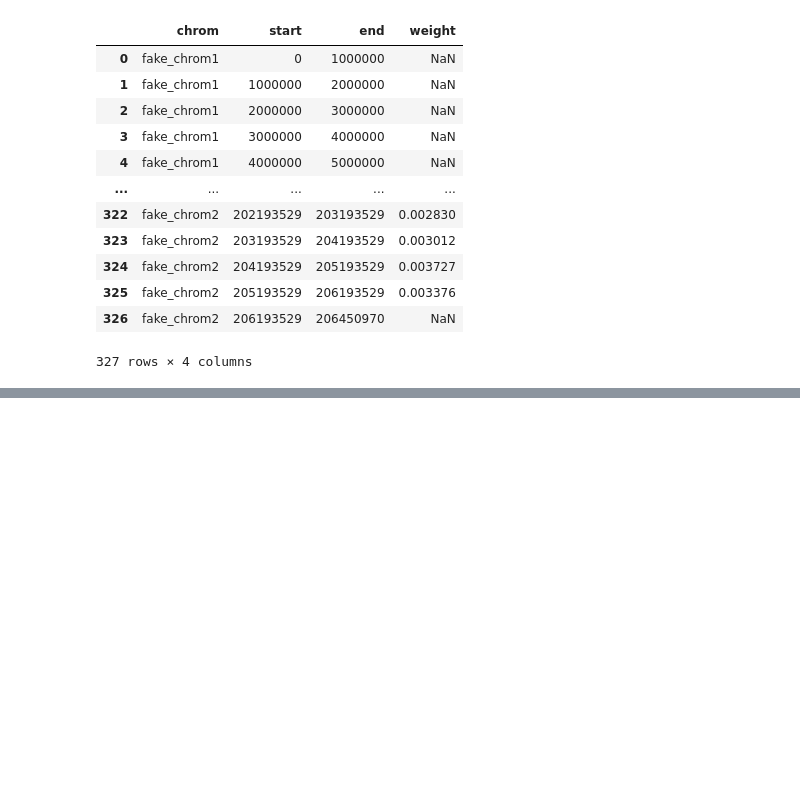
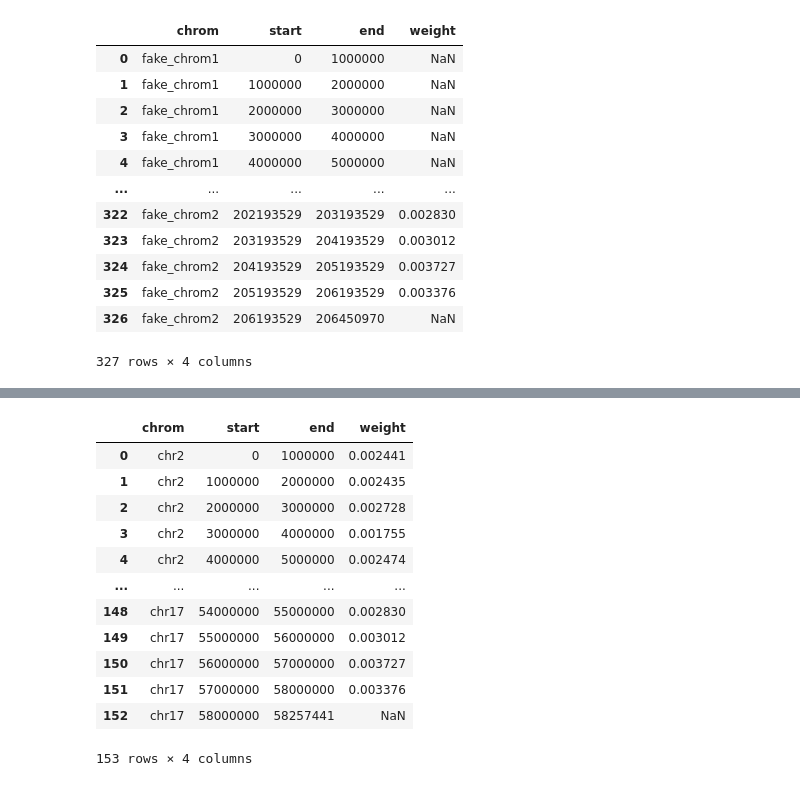
Before and after one commit to open2c/cooltools, a Jupyter notebook: cooltools/sandbox/reorder_cooler_example.ipynb, the cells around one changed output, grey strips where cells are left out. Drawn from its saved outputs; the diff is of its cells as text; code cells hidden in the pictures; blank space fills up the shorter version.

```diff
--- a/cooltools/sandbox/reorder_cooler_example.ipynb
+++ b/cooltools/sandbox/reorder_cooler_example.ipynb
@@ -98,0 +118,17 @@ clr_new.bins()[:]
+# %%
+# Note that due to bins at the ends of chromosomes not having a "normal" length, bins after reordering can have strange coordinates, although they are still the same length
+clr_new.bins()[:]
+# %% [output]
+|  | chrom | start | end | weight |
+| 0 | chr2 | 0 | 1000000 | 0.002441 |
+| 1 | chr2 | 1000000 | 2000000 | 0.002435 |
+| 2 | chr2 | 2000000 | 3000000 | 0.002728 |
+| 3 | chr2 | 3000000 | 4000000 | 0.001755 |
+| 4 | chr2 | 4000000 | 5000000 | 0.002474 |
+| ... | ... | ... | ... | ... |
+| 148 | chr17 | 54000000 | 55000000 | 0.002830 |
+| 149 | chr17 | 55000000 | 56000000 | 0.003012 |
+| 150 | chr17 | 56000000 | 57000000 | 0.003727 |
+| 151 | chr17 | 57000000 | 58000000 | 0.003376 |
+| 152 | chr17 | 58000000 | 58257441 | NaN |
+153 rows × 4 columns
```
Also changed, not shown: parts of 10 cells of this notebook, 1 other file.
